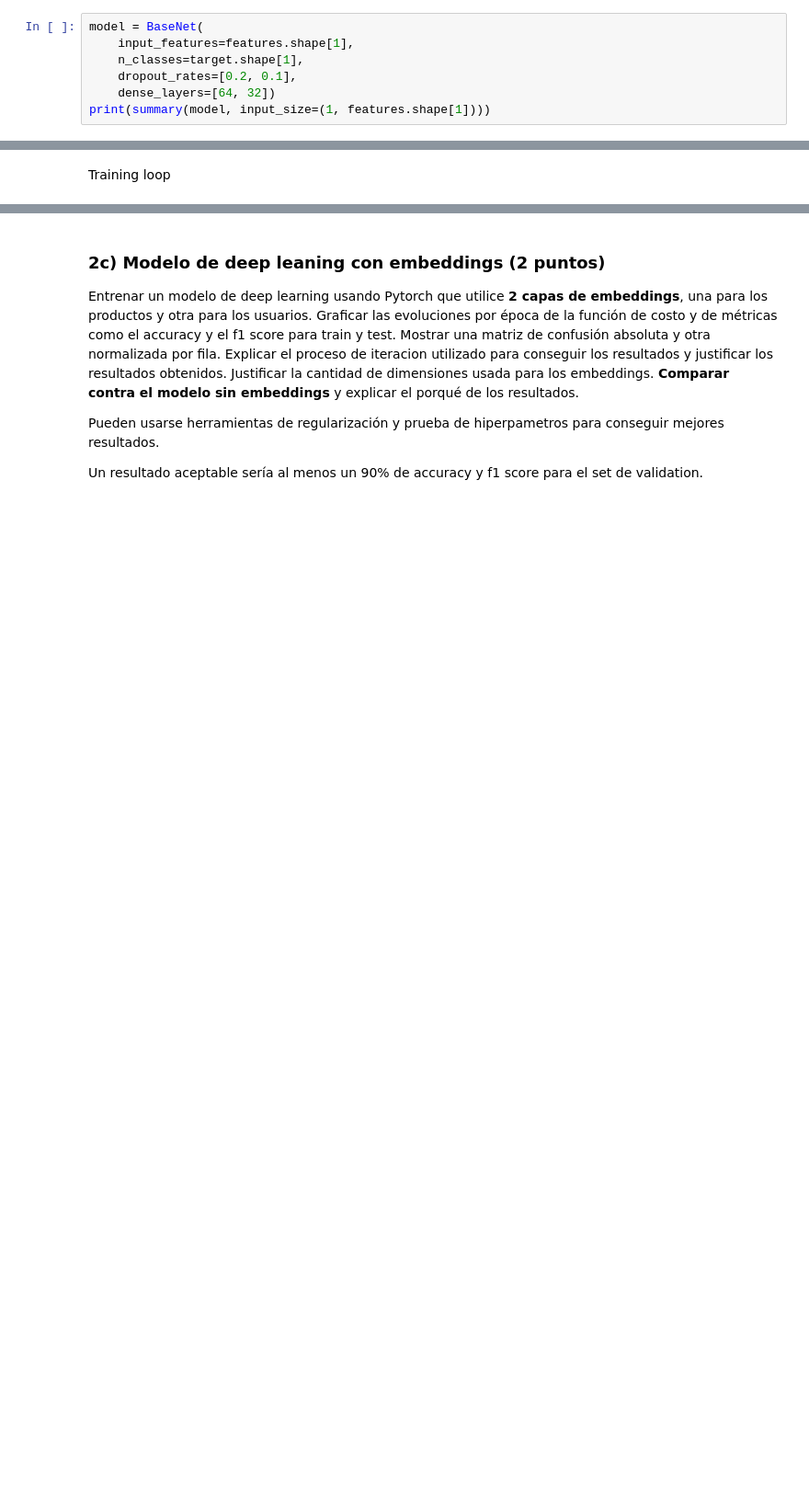
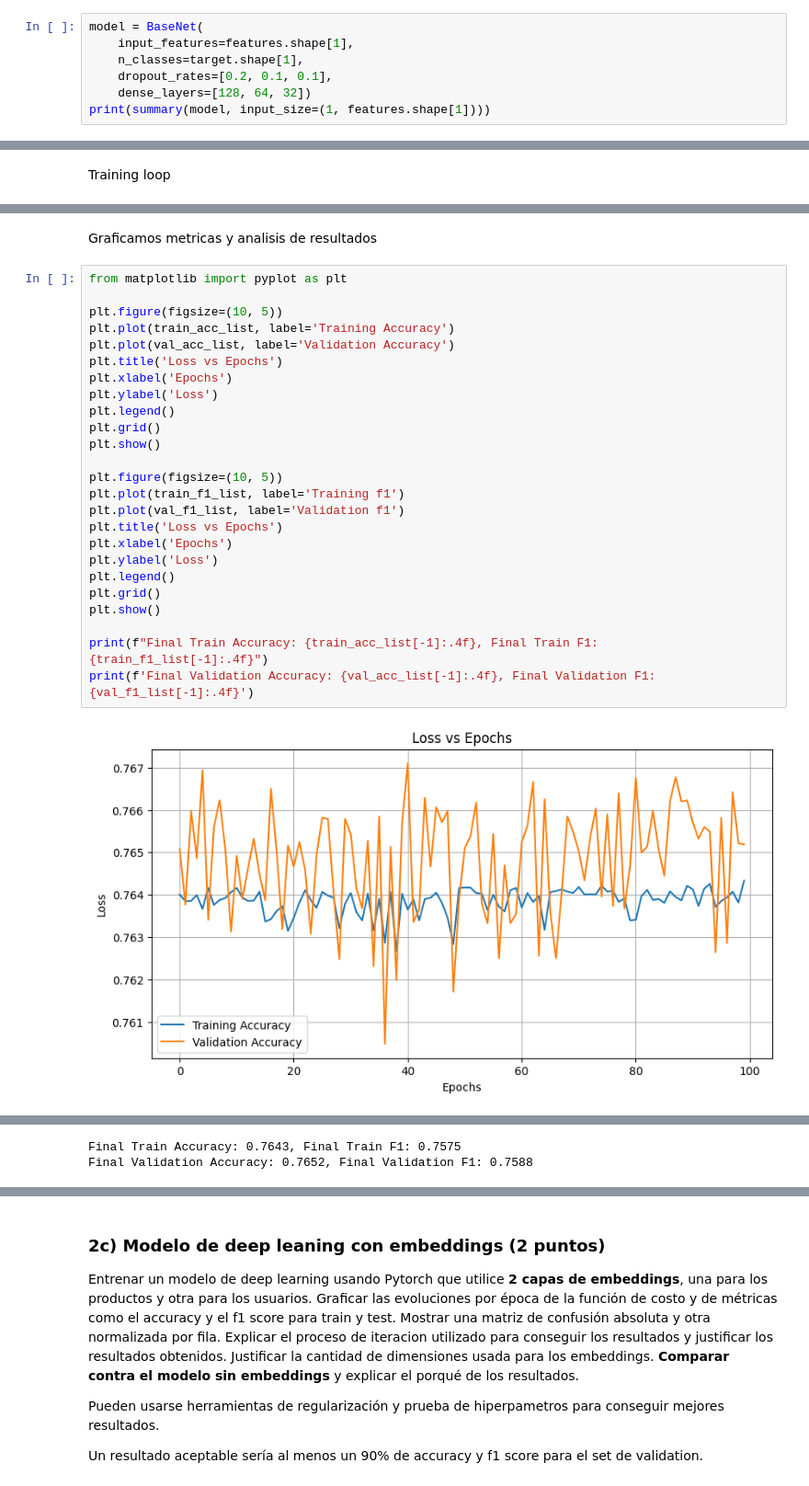
Before and after one commit to maximdorogov/aprendizaje-profundo, a Jupyter notebook: Deep_Learning_TP1_Cohorte_20_3B2025.ipynb, the cells around one changed output, grey strips where cells are left out. Shown at 92% size. Cells and saved outputs as stored; diff of their text form; blank space fills up the shorter version.

```diff
--- a/Deep_Learning_TP1_Cohorte_20_3B2025.ipynb
+++ b/Deep_Learning_TP1_Cohorte_20_3B2025.ipynb
@@ -814,8 +848,8 @@ class BaseNet(torch.nn.Module):
 model = BaseNet(
     input_features=features.shape[1],
     n_classes=target.shape[1],
-    dropout_rates=[0.2, 0.1],
-    dense_layers=[64, 32])
+    dropout_rates=[0.2, 0.1, 0.1],
+    dense_layers=[128, 64, 32])
 print(summary(model, input_size=(1, features.shape[1])))
 # %% [output]
 ==========================================================================================
@@ -908,0 +976,29 @@ Epoch 12, Trainining loss: 0.2303 Validation Loss: 0.2310
+# %% [markdown]
+Graficamos metricas y analisis de resultados
+# %%
+from matplotlib import pyplot as plt
+
+plt.figure(figsize=(10, 5))
+plt.plot(train_acc_list, label='Training Accuracy')
+plt.plot(val_acc_list, label='Validation Accuracy')
+plt.title('Loss vs Epochs')
+plt.xlabel('Epochs')
+plt.ylabel('Loss')
+plt.legend()
+plt.grid()
+plt.show()
+
+plt.figure(figsize=(10, 5))
+plt.plot(train_f1_list, label='Training f1')
+plt.plot(val_f1_list, label='Validation f1')
+plt.title('Loss vs Epochs')
+plt.xlabel('Epochs')
+plt.ylabel('Loss')
+plt.legend()
+plt.grid()
+plt.show()
+
+print(f"Final Train Accuracy: {train_acc_list[-1]:.4f}, Final Train F1: {train_f1_list[-1]:.4f}")
+print(f'Final Validation Accuracy: {val_acc_list[-1]:.4f}, Final Validation F1: {val_f1_list[-1]:.4f}')
+# %% [output]
+[figure, added]
@@ -909 +1006,3 @@ Epoch 12, Trainining loss: 0.2303 Validation Loss: 0.2310
+Final Train Accuracy: 0.7643, Final Train F1: 0.7575
+Final Validation Accuracy: 0.7652, Final Validation F1: 0.7588
 # %%
```
Also changed, not shown: parts of 22 cells of this notebook.
